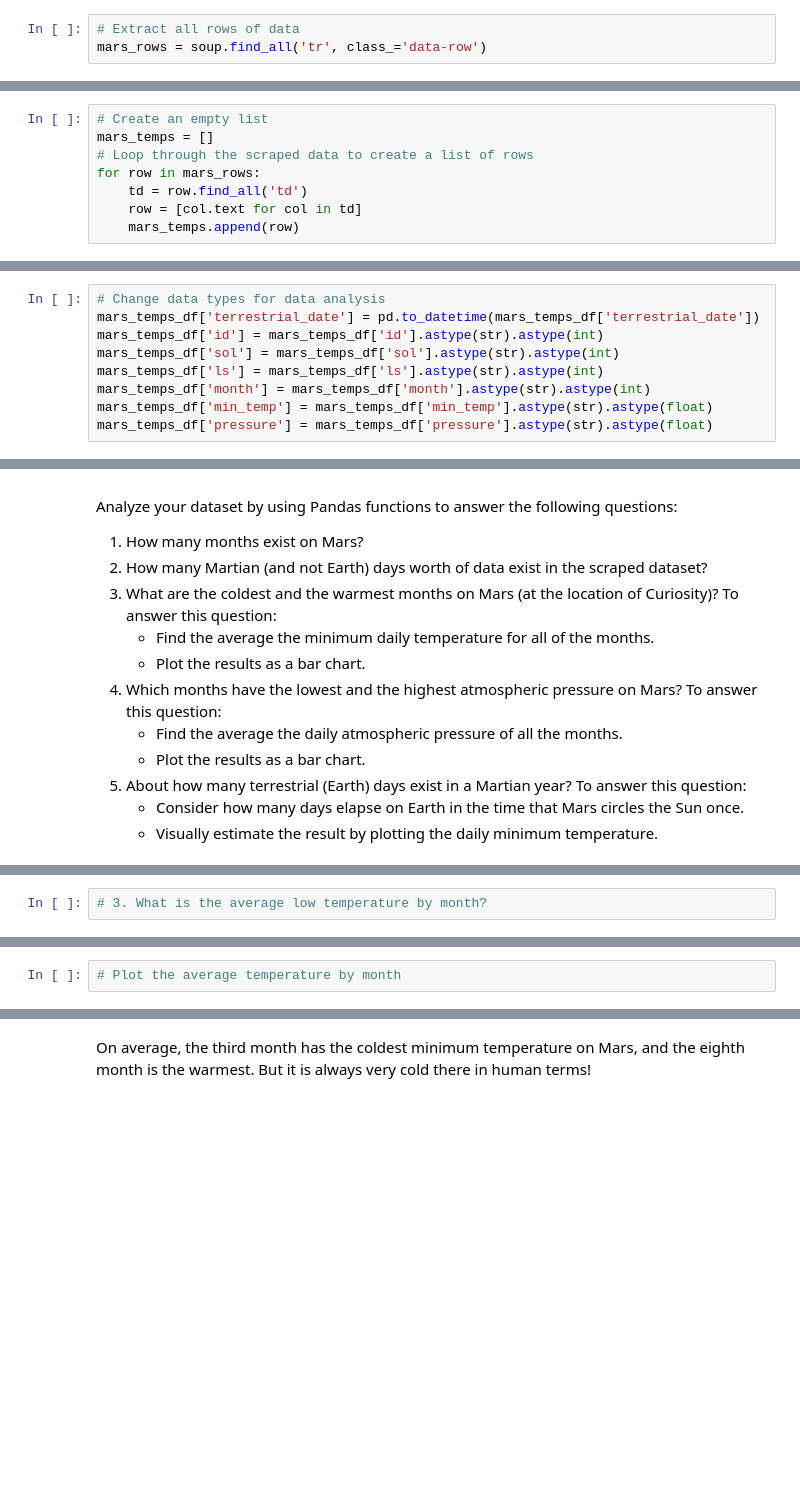
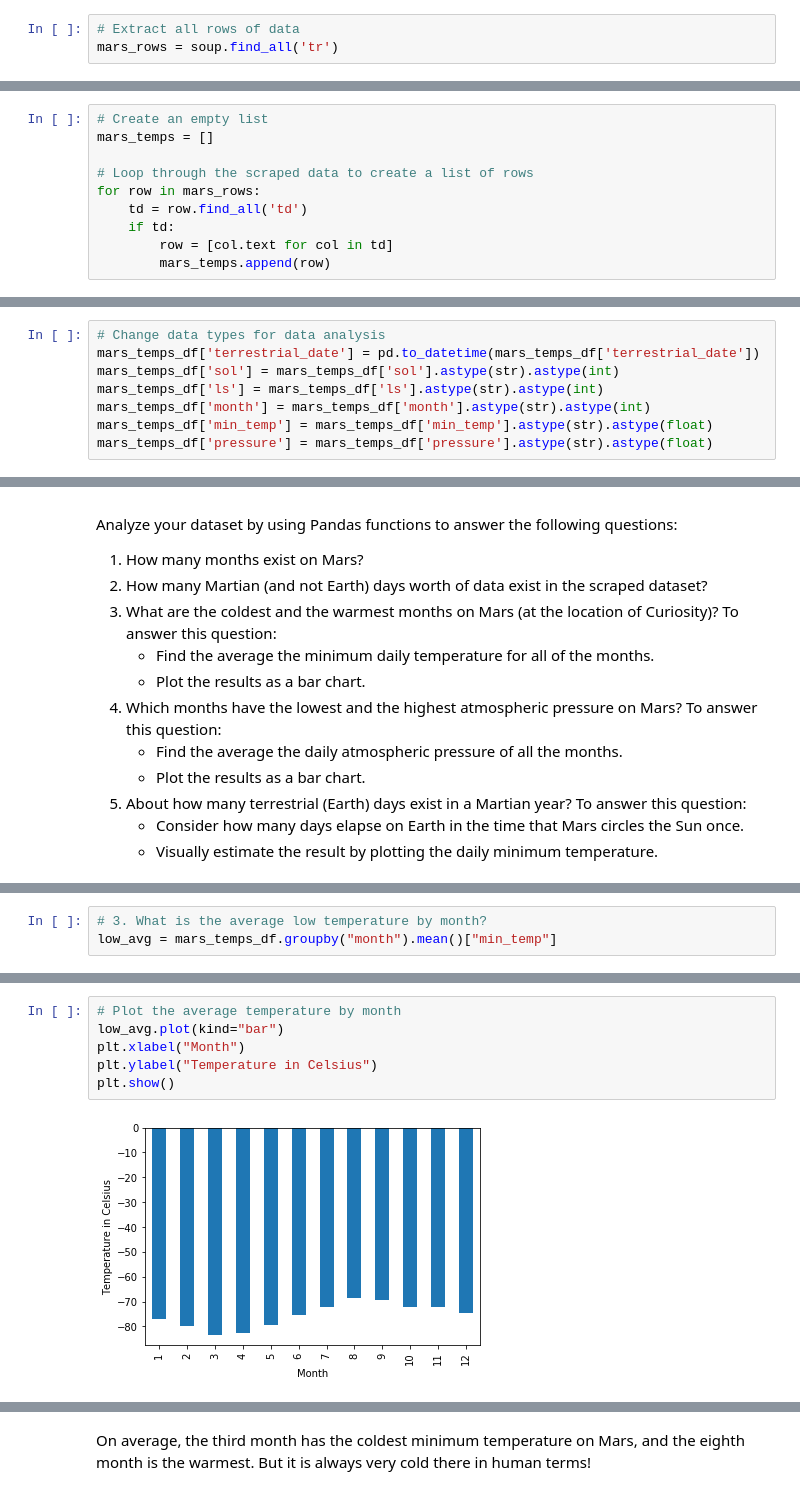
Before and after one commit to Jed-Miller/scrape_challenge, a Jupyter notebook: part_2_mars_weather.ipynb, the cells around one changed output, grey strips where cells are left out. Drawn from its saved outputs; the diff is of its cells as text; blank space fills up the shorter version.

Commit message:
created graphs and csv file

```diff
--- a/part_2_mars_weather.ipynb
+++ b/part_2_mars_weather.ipynb
@@ -37,7 +37,7 @@ html = browser.page_source
 soup = soup(html, "html.parser")
 # %%
 # Extract all rows of data
-mars_rows = soup.find_all('tr', class_='data-row')
+mars_rows = soup.find_all('tr')
 # %% [markdown]
 ### Step 3: Store the Data
 
@@ -53,11 +53,13 @@ Assemble the scraped data into a Pandas DataFrame. The columns should have the s
 # %%
 # Create an empty list
 mars_temps = []
+
 # Loop through the scraped data to create a list of rows
 for row in mars_rows:
     td = row.find_all('td')
-    row = [col.text for col in td]
-    mars_temps.append(row)
+    if td:
+        row = [col.text for col in td]
+        mars_temps.append(row)
 # %%
 # Create a Pandas DataFrame by using the list of rows and a list of the column names
 mars_temps_df = pd.DataFrame(mars_temps)
@@ -106,7 +108,6 @@ memory usage: 102.2+ KB
 # %%
 # Change data types for data analysis
 mars_temps_df['terrestrial_date'] = pd.to_datetime(mars_temps_df['terrestrial_date'])
-mars_temps_df['id'] = mars_temps_df['id'].astype(str).astype(int)
 mars_temps_df['sol'] = mars_temps_df['sol'].astype(str).astype(int)
 mars_temps_df['ls'] = mars_temps_df['ls'].astype(str).astype(int)
 mars_temps_df['month'] = mars_temps_df['month'].astype(str).astype(int)
@@ -153,2 +179,3 @@ Analyze your dataset by using Pandas functions to answer the following questions
 # %%
 # 3. What is the average low temperature by month?
+low_avg = mars_temps_df.groupby("month").mean()["min_temp"]
@@ -155,4 +197,10 @@ Analyze your dataset by using Pandas functions to answer the following questions
 # %%
 # Plot the average temperature by month
+low_avg.plot(kind="bar")
+plt.xlabel("Month")
+plt.ylabel("Temperature in Celsius")
+plt.show()
+# %% [output]
+[figure, added]
 # %%
 # Identify the coldest and hottest months in Curiosity's location
```
Also changed, not shown: parts of 12 cells of this notebook, 1 other file.
